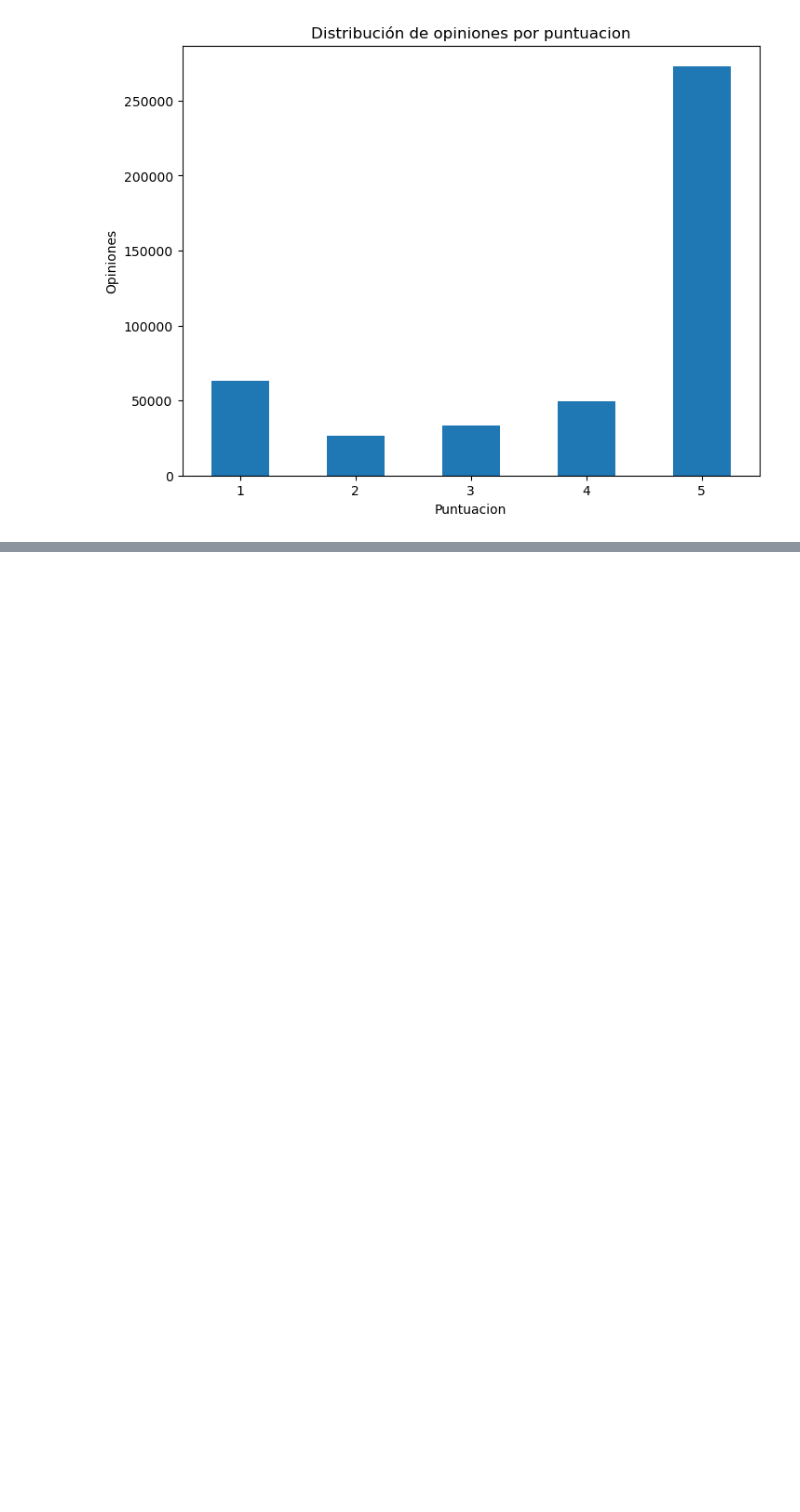
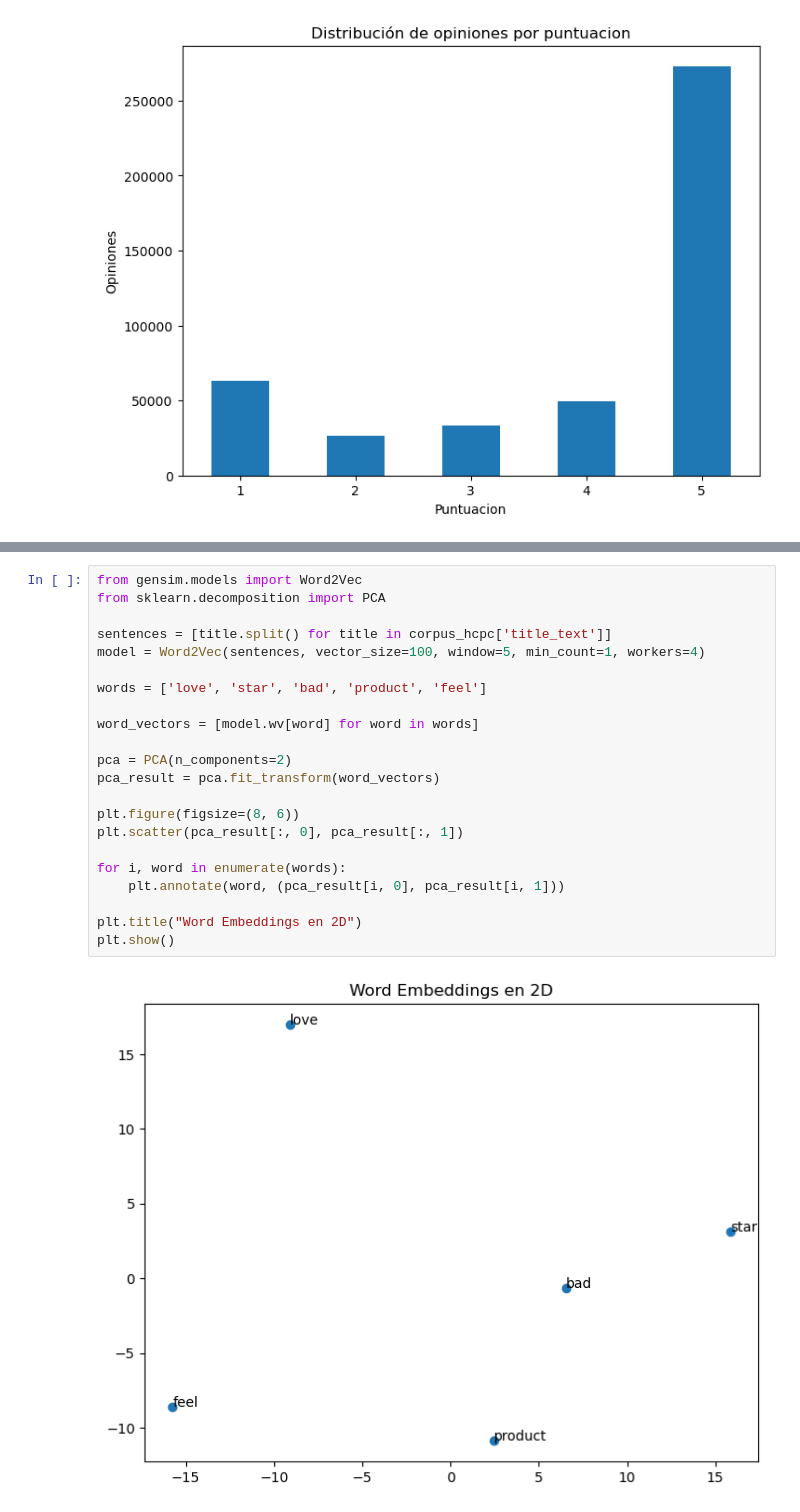
Before and after one commit to ramonlaborda/practica-nlp, a Jupyter notebook: Practica-NLP-Ramon-Laborda.ipynb, the cells around one changed output, grey strips where cells are left out. Drawn from its saved outputs; the diff is of its cells as text; blank space fills up the shorter version.

```diff
--- a/Practica-NLP-Ramon-Laborda.ipynb
+++ b/Practica-NLP-Ramon-Laborda.ipynb
@@ -139,0 +243,24 @@ plt.show()
+# %%
+from gensim.models import Word2Vec
+from sklearn.decomposition import PCA
+
+sentences = [title.split() for title in corpus_hcpc['title_text']]
+model = Word2Vec(sentences, vector_size=100, window=5, min_count=1, workers=4)
+
+words = ['love', 'star', 'bad', 'product', 'feel']
+
+word_vectors = [model.wv[word] for word in words]
+
+pca = PCA(n_components=2)
+pca_result = pca.fit_transform(word_vectors)
+
+plt.figure(figsize=(8, 6))
+plt.scatter(pca_result[:, 0], pca_result[:, 1])
+
+for i, word in enumerate(words):
+    plt.annotate(word, (pca_result[i, 0], pca_result[i, 1]))
+
+plt.title("Word Embeddings en 2D")
+plt.show()
+# %% [output]
+[figure, added]
```
Also changed, not shown: parts of 26 cells of this notebook, 1 other file.
